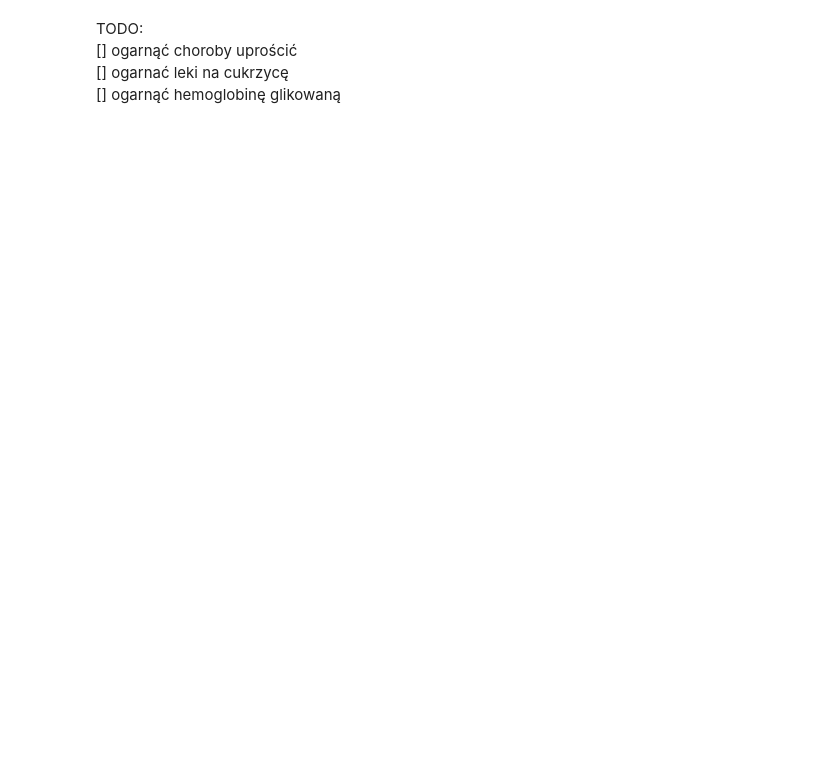
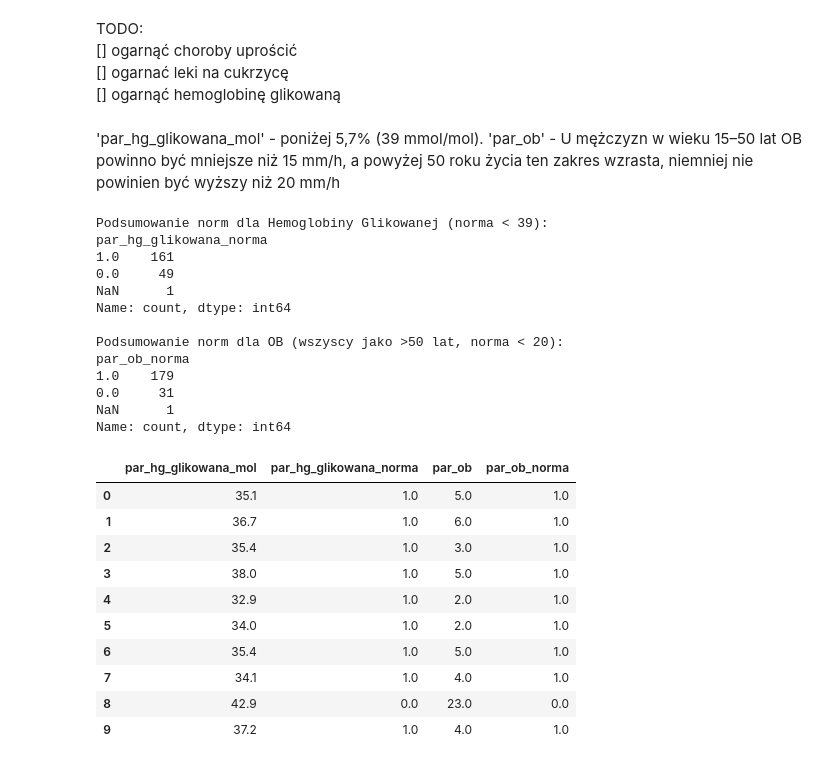
Before and after one commit to MichalPietruszevski/phd, a Jupyter notebook: wykluczenia.ipynb, the cells around one changed output. Drawn from its saved outputs; the diff is of its cells as text; code cells hidden in the pictures; blank space fills up the shorter version.

```diff
--- a/wykluczenia.ipynb
+++ b/wykluczenia.ipynb
@@ -122,3 +141,60 @@ TODO:
 [] ogarnąć choroby uprościć
 [] ogarnać leki na cukrzycę
 [] ogarnąć hemoglobinę glikowaną
+# %% [markdown]
+'par_hg_glikowana_mol' - poniżej 5,7% (39 mmol/mol).
+'par_ob' - U mężczyzn w wieku 15–50 lat OB powinno być mniejsze niż 15 mm/h, a powyżej 50 roku życia ten zakres wzrasta, niemniej nie powinien być wyższy niż 20 mm/h
+# %%
+import pandas as pd
+
+# Konwersja kolumn na format numeryczny
+df['par_hg_glikowana_mol'] = pd.to_numeric(df['par_hg_glikowana_mol'], errors='coerce')
+df['par_ob'] = pd.to_numeric(df['par_ob'], errors='coerce')
+
+# 1. Hemoglobina glikowana - norma poniżej 39 mmol/mol
+def check_hg_norm(val):
+    if pd.isna(val): return None
+    return 1 if val < 39 else 0
+
+df['par_hg_glikowana_norma'] = df['par_hg_glikowana_mol'].apply(check_hg_norm)
+
+# 2. OB (Odczyn Biernackiego) - traktujemy wszystkich jako > 50 lat
+def check_ob_norm_v2(val):
+    if pd.isna(val): return None
+    # Norma dla osób > 50 roku życia: < 20 mm/h
+    return 1 if val < 20 else 0
+
+df['par_ob_norma'] = df['par_ob'].apply(check_ob_norm_v2)
+
+# Wyświetlenie podsumowania
+print("Podsumowanie norm dla Hemoglobiny Glikowanej (norma < 39):")
+print(df['par_hg_glikowana_norma'].value_counts(dropna=False))
+print("\nPodsumowanie norm dla OB (wszyscy jako >50 lat, norma < 20):")
+print(df['par_ob_norma'].value_counts(dropna=False))
+
+display(df[['par_hg_glikowana_mol', 'par_hg_glikowana_norma', 'par_ob', 'par_ob_norma']].head(10))
+# %% [output]
+Podsumowanie norm dla Hemoglobiny Glikowanej (norma < 39):
+par_hg_glikowana_norma
+1.0    161
+0.0     49
+NaN      1
+Name: count, dtype: int64
+
+Podsumowanie norm dla OB (wszyscy jako >50 lat, norma < 20):
+par_ob_norma
+1.0    179
+0.0     31
+NaN      1
+Name: count, dtype: int64
+|  | par_hg_glikowana_mol | par_hg_glikowana_norma | par_ob | par_ob_norma |
+| 0 | 35.1 | 1.0 | 5.0 | 1.0 |
+| 1 | 36.7 | 1.0 | 6.0 | 1.0 |
+| 2 | 35.4 | 1.0 | 3.0 | 1.0 |
+| 3 | 38.0 | 1.0 | 5.0 | 1.0 |
+| 4 | 32.9 | 1.0 | 2.0 | 1.0 |
+| 5 | 34.0 | 1.0 | 2.0 | 1.0 |
+| 6 | 35.4 | 1.0 | 5.0 | 1.0 |
+| 7 | 34.1 | 1.0 | 4.0 | 1.0 |
+| 8 | 42.9 | 0.0 | 23.0 | 0.0 |
+| 9 | 37.2 | 1.0 | 4.0 | 1.0 |
```
Also changed, not shown: parts of 11 cells of this notebook.
